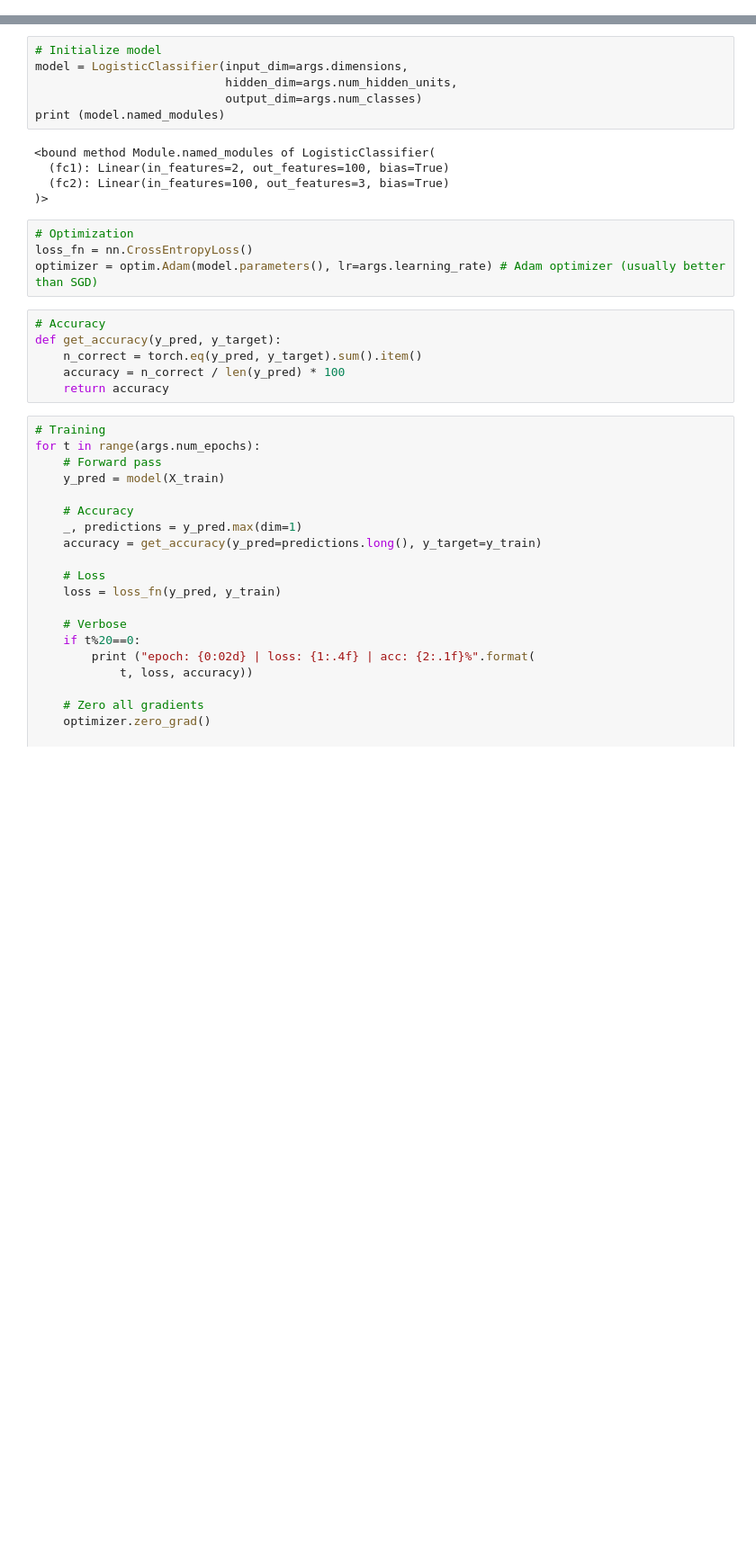
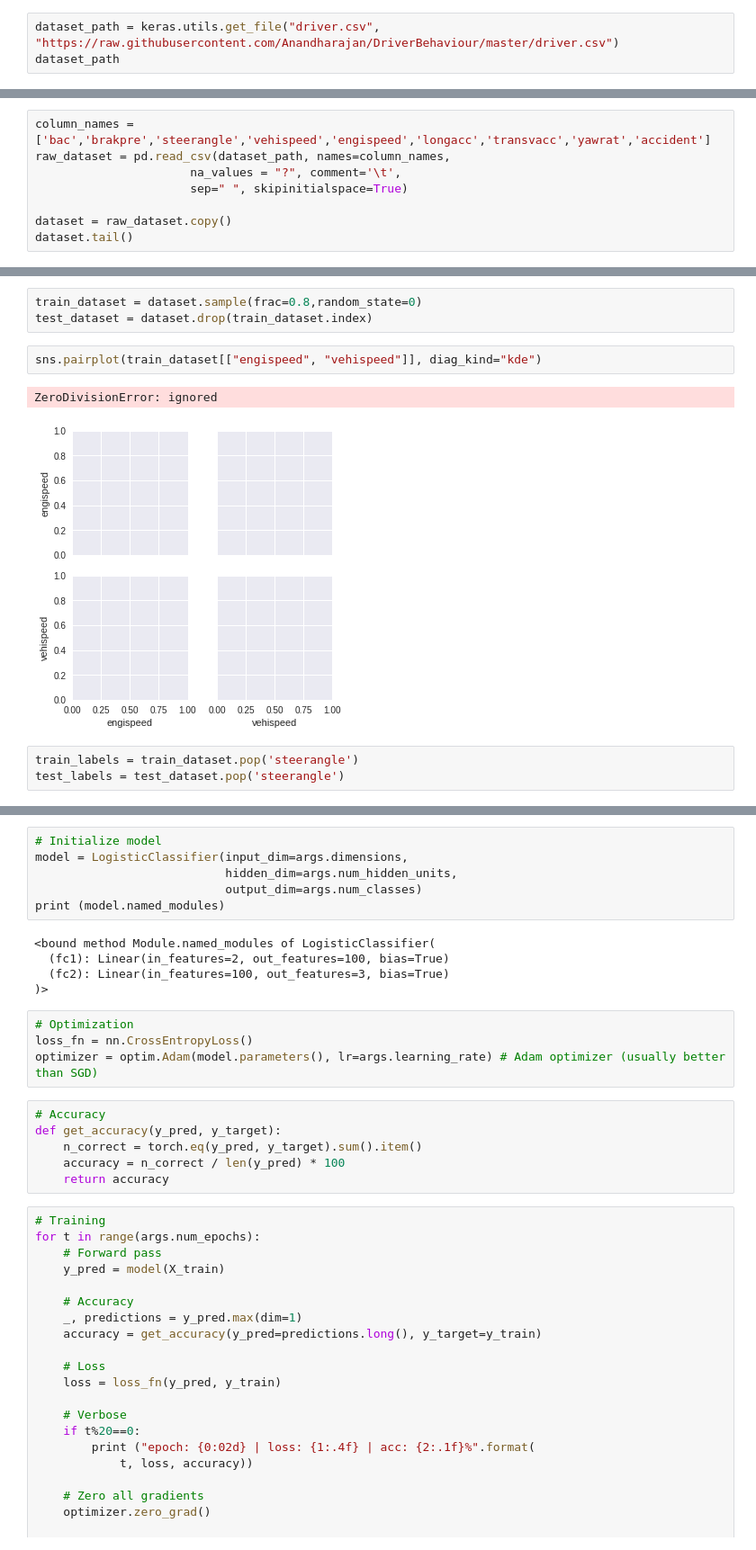
Before and after one commit to Anandharajan/DriverBehaviour, a Jupyter notebook: Driver_Behaviour_TF.ipynb, the cells around one changed output, grey strips where cells are left out. Shown: that part at 90% size. Drawn from its saved outputs; the diff is of its cells as text; blank space fills up the shorter version.

```diff
--- a/Driver_Behaviour_TF.ipynb
+++ b/Driver_Behaviour_TF.ipynb
@@ -100,0 +21,3 @@ class LogisticClassifier(nn.Module):
+# %%
+dataset_path = keras.utils.get_file("driver.csv", "https://raw.githubusercontent.com/Anandharajan/DriverBehaviour/master/driver.csv")
+dataset_path
@@ -100,0 +28,8 @@ class LogisticClassifier(nn.Module):
+# %%
+column_names = ['bac','brakpre','steerangle','vehispeed','engispeed','longacc','transvacc','yawrat','accident']
+raw_dataset = pd.read_csv(dataset_path, names=column_names,
+                      na_values = "?", comment='\t',
+                      sep=" ", skipinitialspace=True)
+
+dataset = raw_dataset.copy()
+dataset.tail()
@@ -100,0 +56,11 @@ class LogisticClassifier(nn.Module):
+# %%
+train_dataset = dataset.sample(frac=0.8,random_state=0)
+test_dataset = dataset.drop(train_dataset.index)
+# %%
+sns.pairplot(train_dataset[["engispeed", "vehispeed"]], diag_kind="kde")
+# %% [output]
+ZeroDivisionError: ignored
+[figure, added]
+# %%
+train_labels = train_dataset.pop('steerangle')
+test_labels = test_dataset.pop('steerangle')
```
Also changed, not shown: parts of 15 cells of this notebook.
